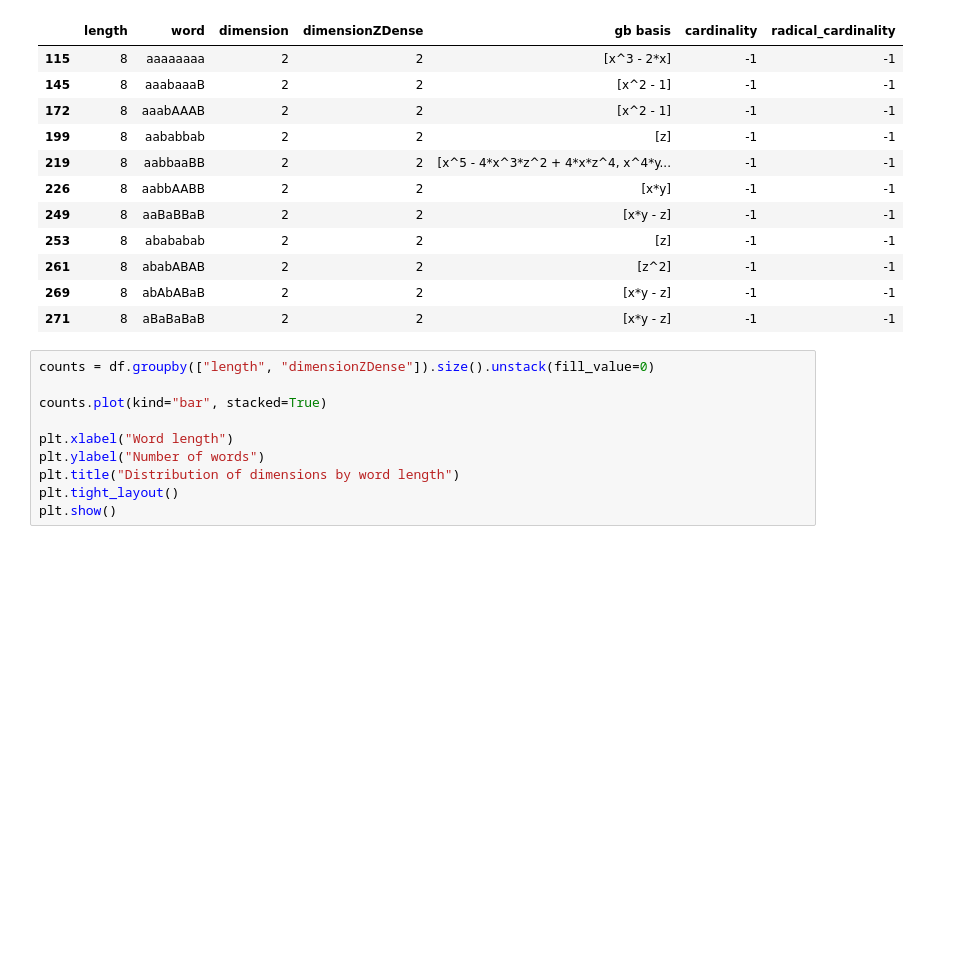
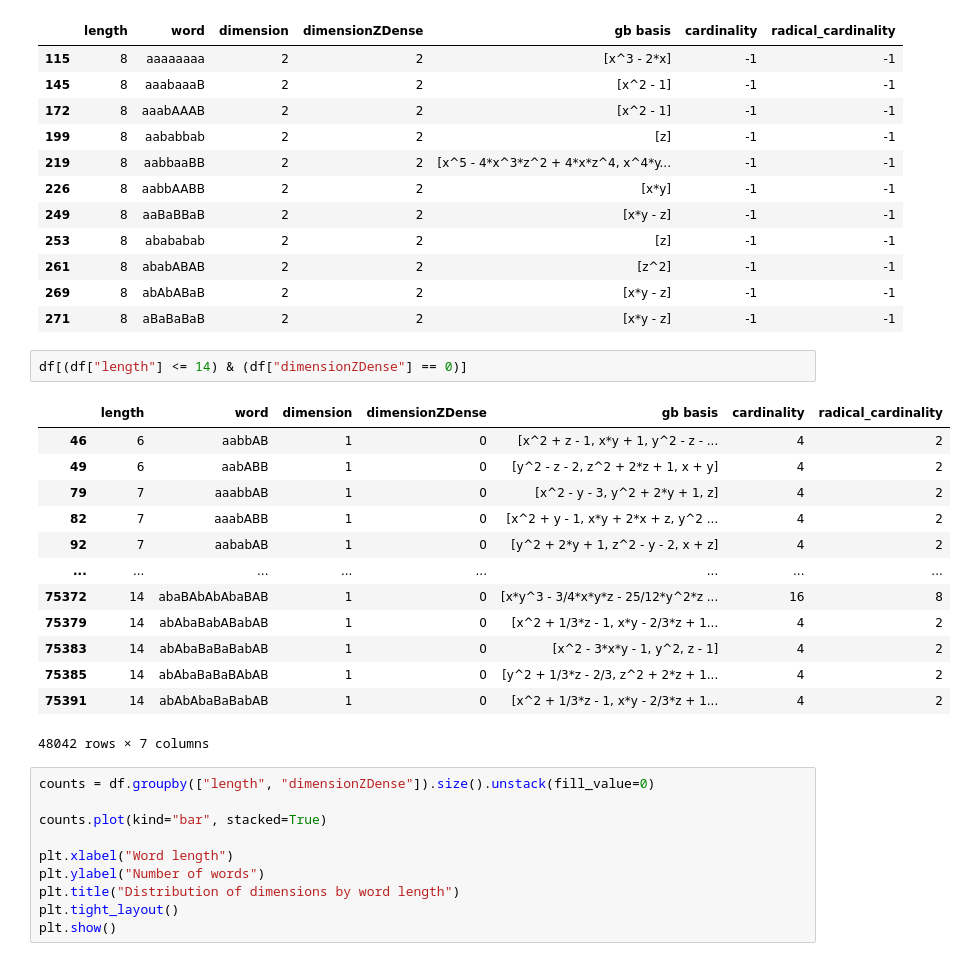
Before and after one commit to clarissa000/WordVarieties, a Jupyter notebook: analysis/analysis.ipynb, the cells around one changed output. Saved outputs shown, nothing was run; the diff lists cells and outputs as text; blank space fills up the shorter version.

```diff
--- a/analysis/analysis.ipynb
+++ b/analysis/analysis.ipynb
@@ -76,6 +113,22 @@ df[(df["length"] == 8) & (df["dimensionZDense"] == 2)]
 | 261 | 8 | ababABAB | 2 | 2 | [z^2] | -1 | -1 |
 | 269 | 8 | abAbABaB | 2 | 2 | [x*y - z] | -1 | -1 |
 | 271 | 8 | aBaBaBaB | 2 | 2 | [x*y - z] | -1 | -1 |
+# %%
+df[(df["length"] <= 14) & (df["dimensionZDense"] == 0)]
+# %% [output]
+|  | length | word | dimension | dimensionZDense | gb basis | cardinality | radical_cardinality |
+| 46 | 6 | aabbAB | 1 | 0 | [x^2 + z - 1, x*y + 1, y^2 - z - ... | 4 | 2 |
+| 49 | 6 | aabABB | 1 | 0 | [y^2 - z - 2, z^2 + 2*z + 1, x + y] | 4 | 2 |
+| 79 | 7 | aaabbAB | 1 | 0 | [x^2 - y - 3, y^2 + 2*y + 1, z] | 4 | 2 |
+| 82 | 7 | aaabABB | 1 | 0 | [x^2 + y - 1, x*y + 2*x + z, y^2 ... | 4 | 2 |
+| 92 | 7 | aababAB | 1 | 0 | [y^2 + 2*y + 1, z^2 - y - 2, x + z] | 4 | 2 |
+| ... | ... | ... | ... | ... | ... | ... | ... |
+| 75372 | 14 | abaBAbAbAbaBAB | 1 | 0 | [x*y^3 - 3/4*x*y*z - 25/12*y^2*z ... | 16 | 8 |
+| 75379 | 14 | abAbaBabABabAB | 1 | 0 | [x^2 + 1/3*z - 1, x*y - 2/3*z + 1... | 4 | 2 |
+| 75383 | 14 | abAbaBaBaBabAB | 1 | 0 | [x^2 - 3*x*y - 1, y^2, z - 1] | 4 | 2 |
+| 75385 | 14 | abAbaBaBaBAbAB | 1 | 0 | [y^2 + 1/3*z - 2/3, z^2 + 2*z + 1... | 4 | 2 |
+| 75391 | 14 | abAbAbaBaBabAB | 1 | 0 | [x^2 + 1/3*z - 1, x*y - 2/3*z + 1... | 4 | 2 |
+48042 rows × 7 columns
 # %%
 counts = df.groupby(["length", "dimensionZDense"]).size().unstack(fill_value=0)
 
```
Also changed, not shown: parts of 3 cells of this notebook, 3 other files.
